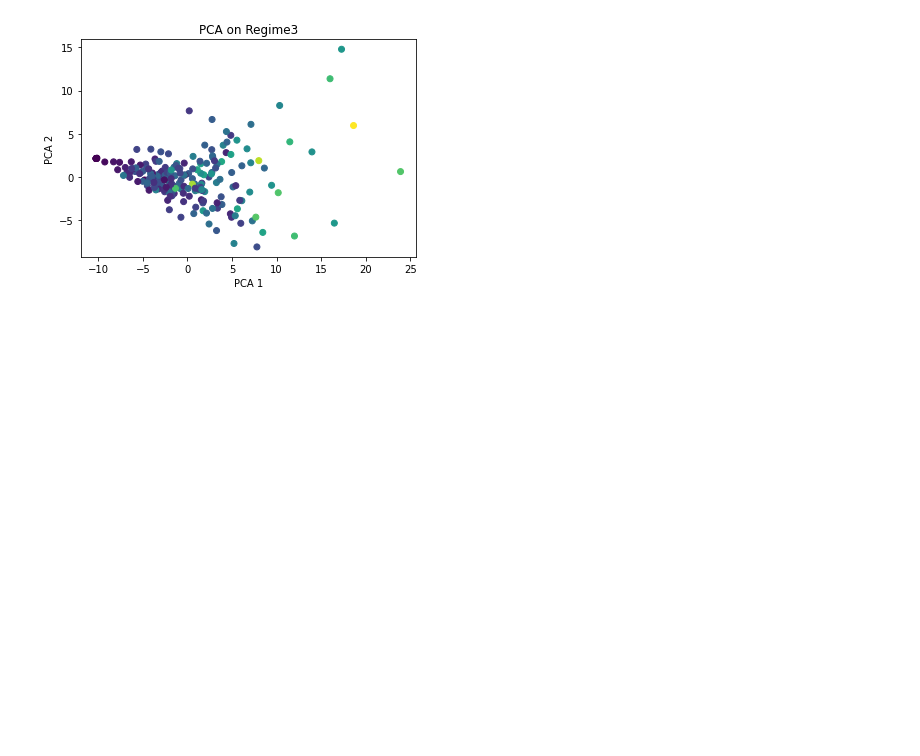
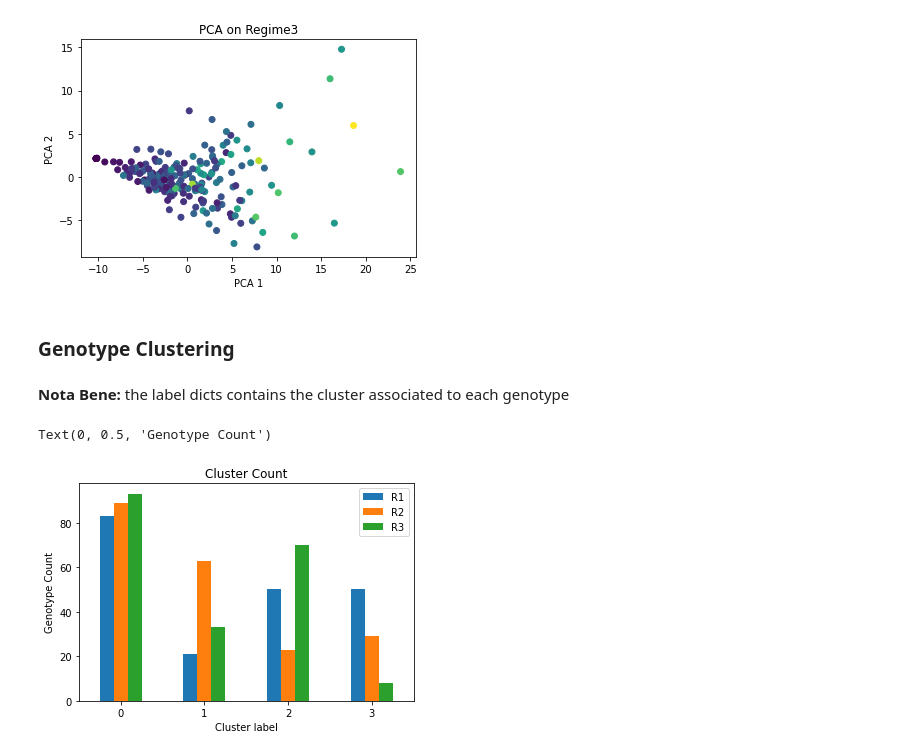
Before and after one commit to amirmahmoudi1967/Drosophila-Genetic-Analysis, a Jupyter notebook: Main.ipynb, the cells around one changed output. Saved outputs shown, nothing was run; the diff lists cells and outputs as text; code cells hidden in the pictures; blank space fills up the shorter version.

Commit message:
clustering genotype done

```diff
--- a/Main.ipynb
+++ b/Main.ipynb
@@ -257,3 +259,34 @@ _,_=PCA_plot(df_R2.loc[:,df_R2.columns!='genotype'],2,2)
 _,_=PCA_plot(df_R3.loc[:,df_R3.columns!='genotype'],2,3)
 # %% [output]
 [figure]
+# %% [markdown]
+### Genotype Clustering
+# %%
+def get_cluster_labels(df2pca,df,n_clusters):
+    """
+    Get the cluster labels for the dataframe given
+    """
+    temp=df.copy()
+    df_scaled=StandardScaler().fit_transform(df2pca)
+    pca=PCA(n_components=2)
+    pca.fit(df_scaled)
+    df_pca=pca.transform(df_scaled)
+    kmeans=KMeans(n_clusters=n_clusters,random_state=0).fit(df_pca)
+    labels=kmeans.labels_
+    temp["label"]=labels
+    label_count=temp[['genotype','label']].groupby(['label']).agg(['count'])
+
+    #create label dictionary with genotype as values and label as keys
+    label_dict={}
+    for i in range(4):
+        label_dict[i]=[]
+    for i in range(len(df)):
+        label_dict[temp.iloc[i]['label']].append(temp.iloc[i]['genotype'])
+
+    return label_count.to_numpy(),label_dict,df_pca,labels
+# %%
+count_R1,label_dict_R1,pca_df_R1,labels_R1=get_cluster_labels(df_R1.loc[:,df_R1.columns!='genotype'],df_R1,4)
+count_R2,label_dict_R2,pca_df_R2,labels_R2=get_cluster_labels(df_R2.loc[:,df_R2.columns!='genotype'],df_R2,4)
+count_R3,label_dict_R3,pca_df_R3,labels_R3=get_cluster_labels(df_R3.loc[:,df_R3.columns!='genotype'],df_R3,4)
+# %% [markdown]
+**Nota Bene:** the label dicts contains the cluster associated to each genotype
@@ -259,0 +295,8 @@ _,_=PCA_plot(df_R3.loc[:,df_R3.columns!='genotype'],2,3)
+# %%
+pd.DataFrame(np.concatenate((count_R1,count_R2,count_R3),axis=1),columns=['R1','R2','R3']).plot(kind='bar',rot=0)
+plt.title('Cluster Count')
+plt.xlabel('Cluster label')
+plt.ylabel('Genotype Count')
+# %% [output]
+Text(0, 0.5, 'Genotype Count')
+[figure, added]
```
Also changed, not shown: parts of 12 cells of this notebook.
